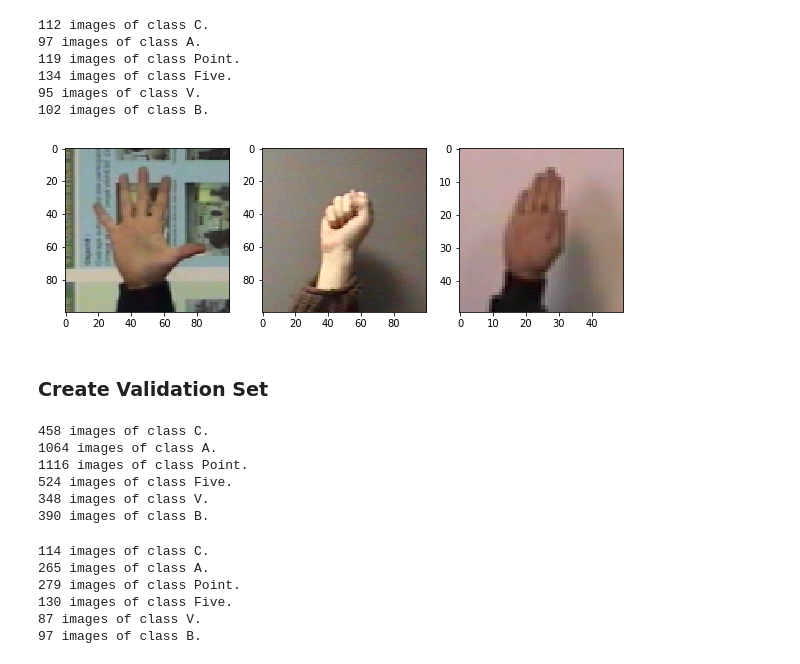
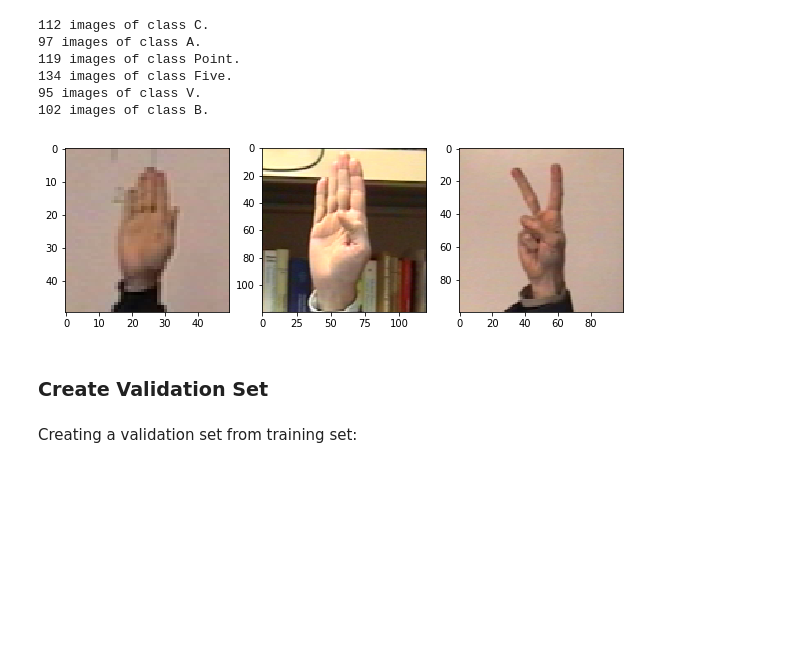
Before and after one commit to LucasBCMota/choque-de-arduino, a Jupyter notebook: CacauNet.ipynb, the cells around one changed output. Drawn from its saved outputs; the diff is of its cells as text; code cells hidden in the pictures; blank space fills up the shorter version.

```diff
--- a/CacauNet.ipynb
+++ b/CacauNet.ipynb
@@ -60,19 +80,14 @@ for class_folder in os.listdir(TEST_PATH):
 134 images of class Five.
 95 images of class V.
 102 images of class B.
-# %%
-test_paths = glob.glob(f'{TEST_PATH}/**/*.ppm', recursive=True)
-samples = np.random.choice(test_paths, 3, replace=False)
-fig=plt.figure(figsize=(10, 10))
-for n, sample in enumerate(samples, 1):
-    fig.add_subplot(1, 3, n)
-    img = plt.imread(sample)
-    plt.imshow(img)
-plt.show();
-# %% [output]
-[figure, removed]
+# %%
+plot_sample_paths(TEST_PATH)
+# %% [output]
+[figure, added]
 # %% [markdown]
 ### Create Validation Set
+# %% [markdown]
+Creating a validation set from training set:
 # %%
 for class_folder in os.listdir(TRAIN_PATH):
     imgs_paths = glob.glob(f'{TRAIN_PATH}{class_folder}/*.ppm')
@@ -83,27 +98,3 @@ for class_folder in os.listdir(TRAIN_PATH):
         os.mkdir(f'{VALIDATION_PATH}{class_folder}/')
     for image_path in imgs_paths[:int(len(imgs_paths)*0.2)]:
         shutil.move(image_path, os.path.join(f'{VALIDATION_PATH}{class_folder}', os.path.basename(image_path)))
-# %%
-for class_folder in os.listdir(TRAIN_PATH):
-    imgs_paths = glob.glob(f'{TRAIN_PATH}{class_folder}/*.ppm')
-    imgs_count = len(imgs_paths)
-    print(f'{imgs_count} images of class {class_folder}.')
-# %% [output]
-458 images of class C.
-1064 images of class A.
-1116 images of class Point.
-524 images of class Five.
-348 images of class V.
-390 images of class B.
-# %%
-for class_folder in os.listdir(VALIDATION_PATH):
-    imgs_paths = glob.glob(f'{VALIDATION_PATH}{class_folder}/*.ppm')
-    imgs_count = len(imgs_paths)
-    print(f'{imgs_count} images of class {class_folder}.')
-# %% [output]
-114 images of class C.
-265 images of class A.
-279 images of class Point.
-130 images of class Five.
-87 images of class V.
-97 images of class B.
```
Also changed, not shown: parts of 10 cells of this notebook.
